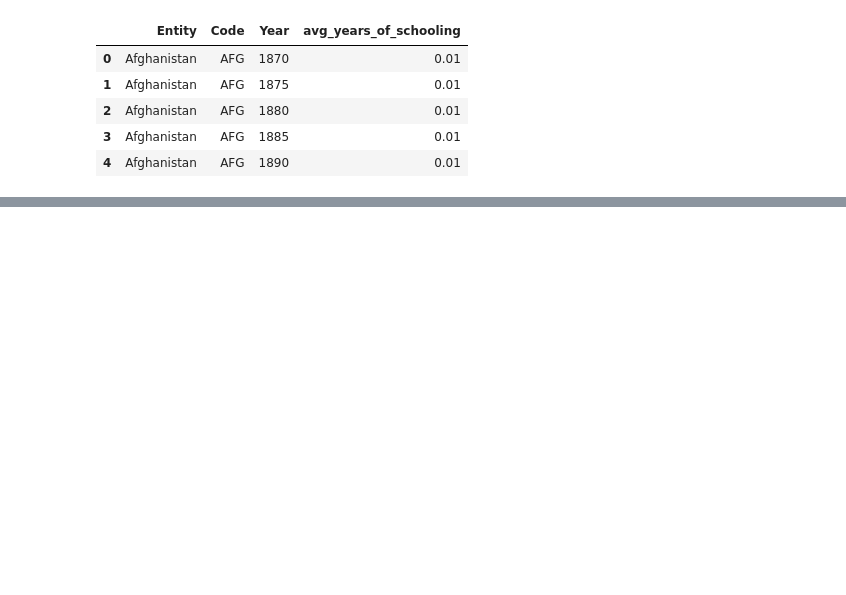
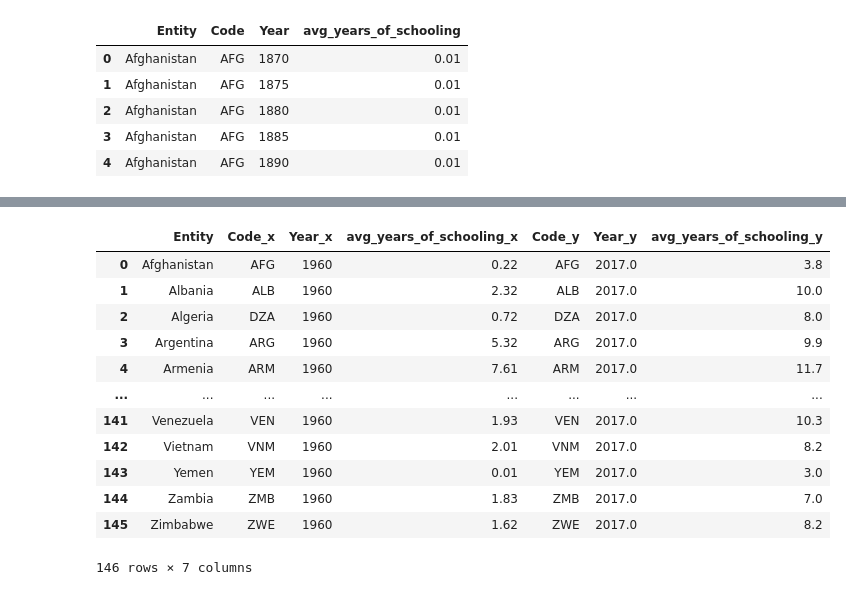
Before and after one commit to atifumacaxi/Fertility_and_Schooling, a Jupyter notebook: dea.ipynb, the cells around one changed output, grey strips where cells are left out. Saved outputs shown, nothing was run; the diff lists cells and outputs as text; code cells hidden in the pictures; blank space fills up the shorter version.

```diff
--- a/dea.ipynb
+++ b/dea.ipynb
@@ -26,0 +111,20 @@ sns.histplot(data=df_education, x='Year', y='avg_years_of_schooling', hue='Entit
+# %%
+df_1960 = df_educ[df_educ['Year']==1960]
+df_2017 = df_educ[df_educ['Year']==2017]
+# %%
+df_ = df_1960.merge(df_2017, how='left', on='Entity')
+df_1960
+# %% [output]
+|  | Entity | Code_x | Year_x | avg_years_of_schooling_x | Code_y | Year_y | avg_years_of_schooling_y |
+| 0 | Afghanistan | AFG | 1960 | 0.22 | AFG | 2017.0 | 3.8 |
+| 1 | Albania | ALB | 1960 | 2.32 | ALB | 2017.0 | 10.0 |
+| 2 | Algeria | DZA | 1960 | 0.72 | DZA | 2017.0 | 8.0 |
+| 3 | Argentina | ARG | 1960 | 5.32 | ARG | 2017.0 | 9.9 |
+| 4 | Armenia | ARM | 1960 | 7.61 | ARM | 2017.0 | 11.7 |
+| ... | ... | ... | ... | ... | ... | ... | ... |
+| 141 | Venezuela | VEN | 1960 | 1.93 | VEN | 2017.0 | 10.3 |
+| 142 | Vietnam | VNM | 1960 | 2.01 | VNM | 2017.0 | 8.2 |
+| 143 | Yemen | YEM | 1960 | 0.01 | YEM | 2017.0 | 3.0 |
+| 144 | Zambia | ZMB | 1960 | 1.83 | ZMB | 2017.0 | 7.0 |
+| 145 | Zimbabwe | ZWE | 1960 | 1.62 | ZWE | 2017.0 | 8.2 |
+146 rows × 7 columns
```
Also changed, not shown: parts of 20 cells of this notebook.
